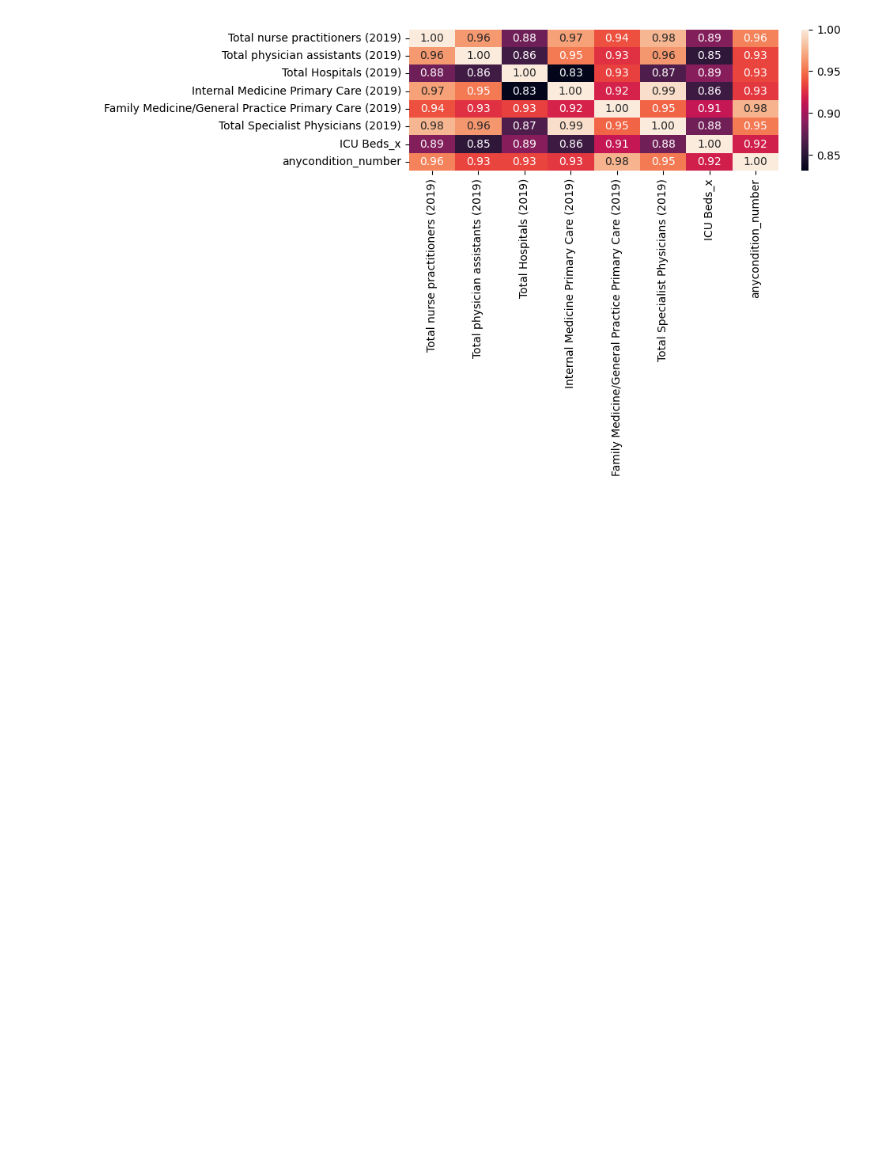
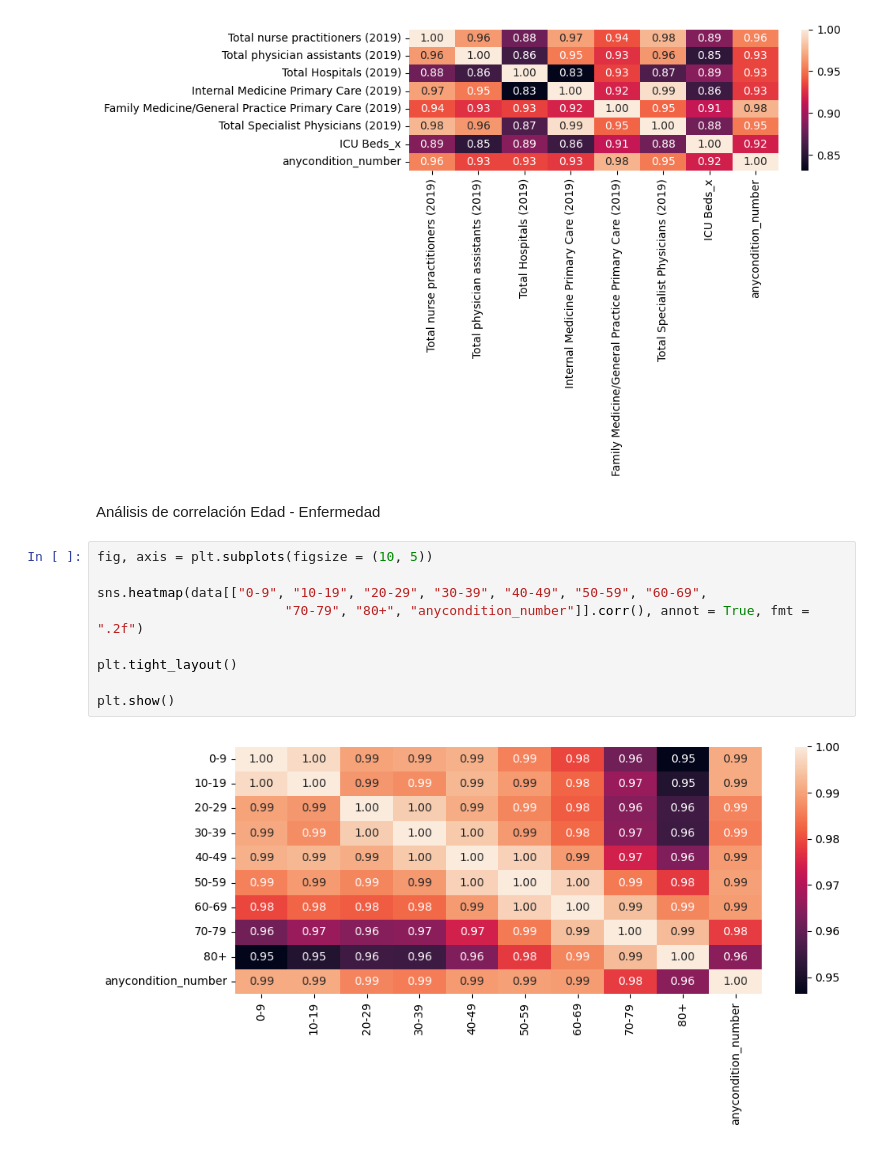
Before and after one commit to RmVa23/regularized-linear-regression, a Jupyter notebook: src/explore.ipynb, the cells around one changed output. Drawn from its saved outputs; the diff is of its cells as text; blank space fills up the shorter version.

```diff
--- a/src/explore.ipynb
+++ b/src/explore.ipynb
@@ -409,3 +466,16 @@ plt.tight_layout()
 plt.show()
 # %% [output]
 [figure]
+# %% [markdown]
+Análisis de correlación Edad - Enfermedad
+# %%
+fig, axis = plt.subplots(figsize = (10, 5))
+
+sns.heatmap(data[["0-9", "10-19", "20-29", "30-39", "40-49", "50-59", "60-69",
+                        "70-79", "80+", "anycondition_number"]].corr(), annot = True, fmt = ".2f")
+
+plt.tight_layout()
+
+plt.show()
+# %% [output]
+[figure, added]
```
Also changed, not shown: parts of 11 cells of this notebook.
